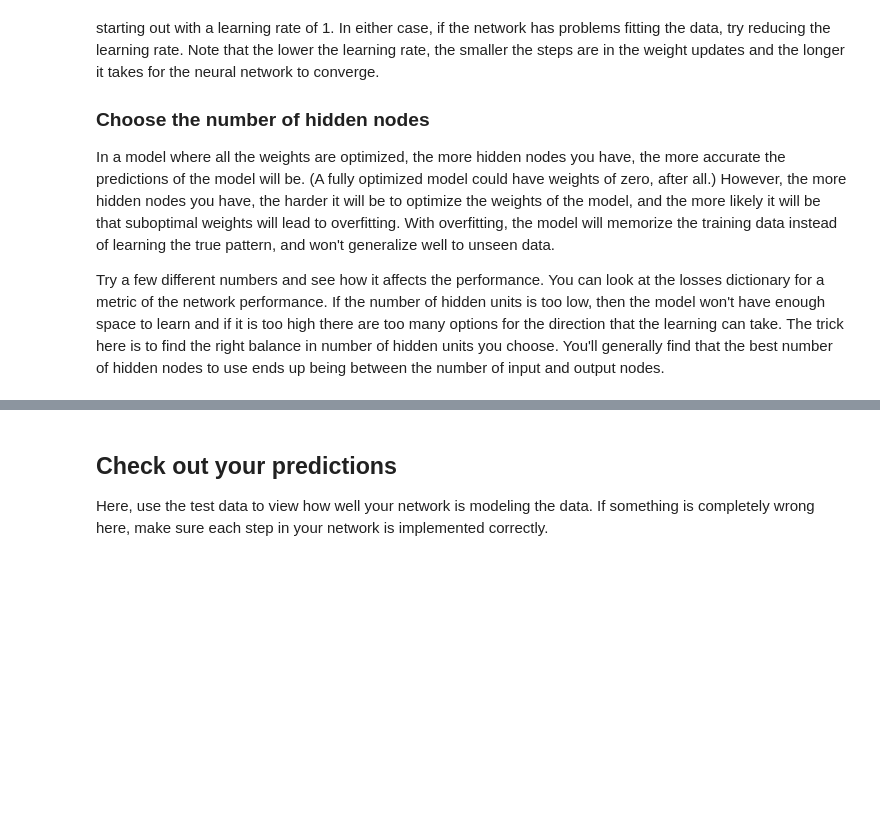
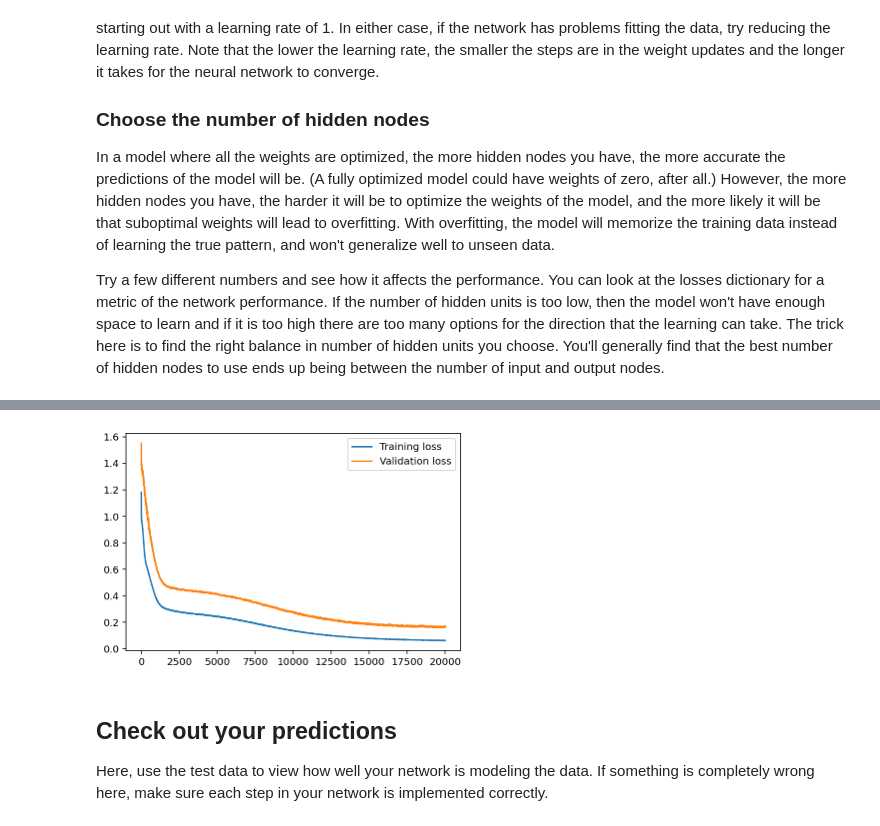
Before and after one commit to bnagallo/DL1-project-bike-sharing, a Jupyter notebook: Predicting_bike_sharing_data.ipynb, the cells around one changed output, grey strips where cells are left out. Drawn from its saved outputs; the diff is of its cells as text; code cells hidden in the pictures; blank space fills up the shorter version.

```diff
--- a/Predicting_bike_sharing_data.ipynb
+++ b/Predicting_bike_sharing_data.ipynb
@@ -379,3 +479,17 @@ Progress: 0.0% ... Training loss: 0     ... Validation loss: 15435[[0.35840968]
+# %%
+# iterations = 20000
+# learning_rate = 0.01
+# hidden_nodes = 50
+# output_nodes = 50
+
+# Progress: 100.0% ... Training loss: 0.061 ... Validation loss: 0.171
+
+plt.plot(losses['train'], label='Training loss')
+plt.plot(losses['validation'], label='Validation loss')
+plt.legend()
+_ = plt.ylim()
+# %% [output]
+[figure, added]
 # %% [markdown]
 ## Check out your predictions
 
```
Also changed, not shown: parts of 14 cells of this notebook, 1 other file.
